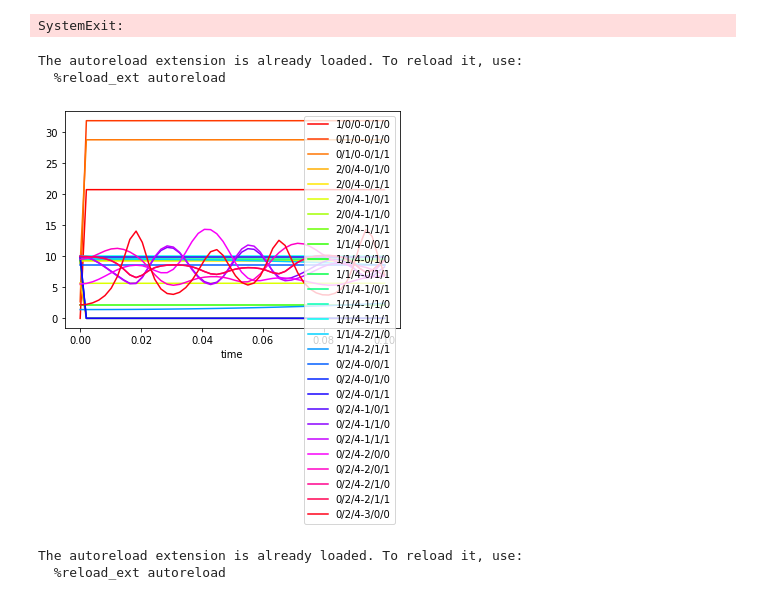
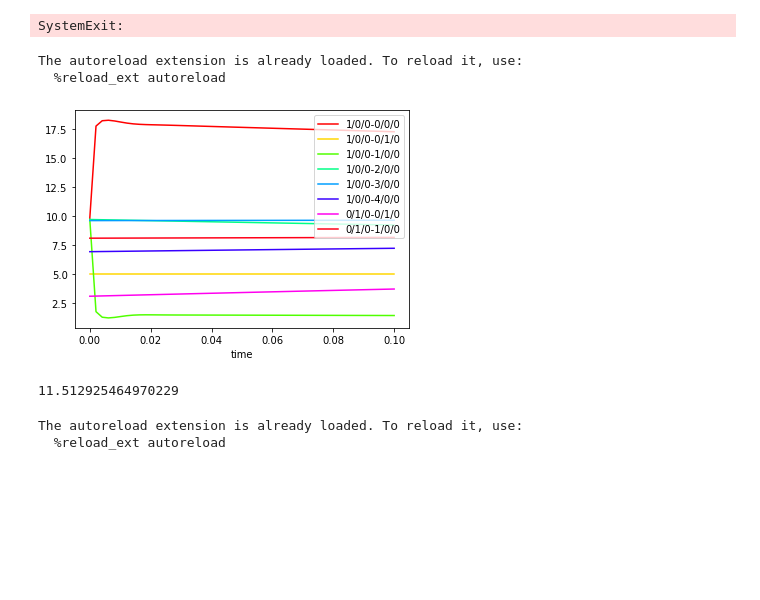
Before and after one commit to arizona95/BEAT, a Jupyter notebook: lab/experiment.ipynb, the cells around one changed output. Drawn from its saved outputs; the diff is of its cells as text; code cells hidden in the pictures; blank space fills up the shorter version.

```diff
--- a/lab/experiment.ipynb
+++ b/lab/experiment.ipynb
@@ -102,7 +102,7 @@ a = pd.DataFrame.from_dict(dict_a).T
 # %%
 %load_ext autoreload
 %autoreload 2
-np.set_printoptions(precision=6, suppress=True)
+
 import os
 import neat
 import pickle
@@ -110,7 +110,7 @@ import numpy as np
 from gene import Gene
 from simulator import Simulator
 from tf_neat.recurrent_net import RecurrentNet
-#np.set_printoptions(precision=6, suppress=True)
+np.set_printoptions(precision=6, suppress=True)
 
 def make_net(genome, config, bs):
     return RecurrentNet.create(genome, config, bs)
@@ -123,35 +123,39 @@ param = {
     "neuron_num": 6,
     "input_num": 4,
     "output_num": 1
 }
 
 config_path = os.path.join(os.path.dirname(os.path.abspath('')), "lab/neat.cfg")
 config = neat.Config(
     neat.DefaultGenome,
     neat.DefaultReproduction,
     neat.DefaultSpeciesSet,
     neat.DefaultStagnation,
     config_path,
 )
 
 filepath = f"test_case"
-test_num = 1
+test_num = 5
 
 genome = ""
 with open(f"{filepath}\\{test_num}\\genome.JSON", 'rb') as fr:
     genome = pickle.load(fr)
 
 net = make_net(genome, config, 1)
 gene = Gene(net, param)
 gene.expression()
 model = gene.model
 simulator = Simulator(model)
 simulator.run(0.1)
 simulator.visualize()
 # %% [output]
 The autoreload extension is already loaded. To reload it, use:
   %reload_ext autoreload
-[figure, old version]
+[figure, new version]
+# %%
+np.log(100000)
+# %% [output]
+11.512925464970229
 # %%
 %load_ext autoreload
 %autoreload 2
```
Also changed, not shown: 6 other files.
